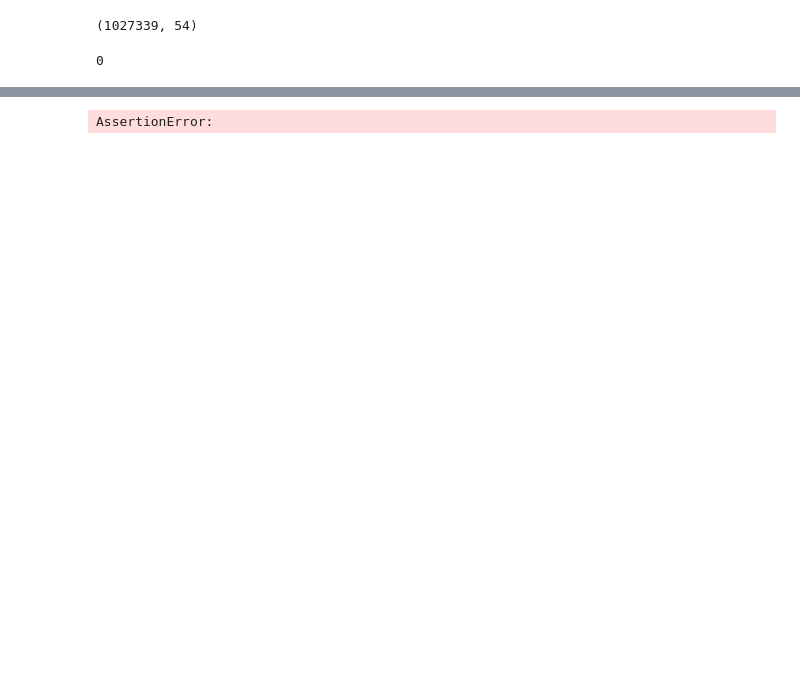
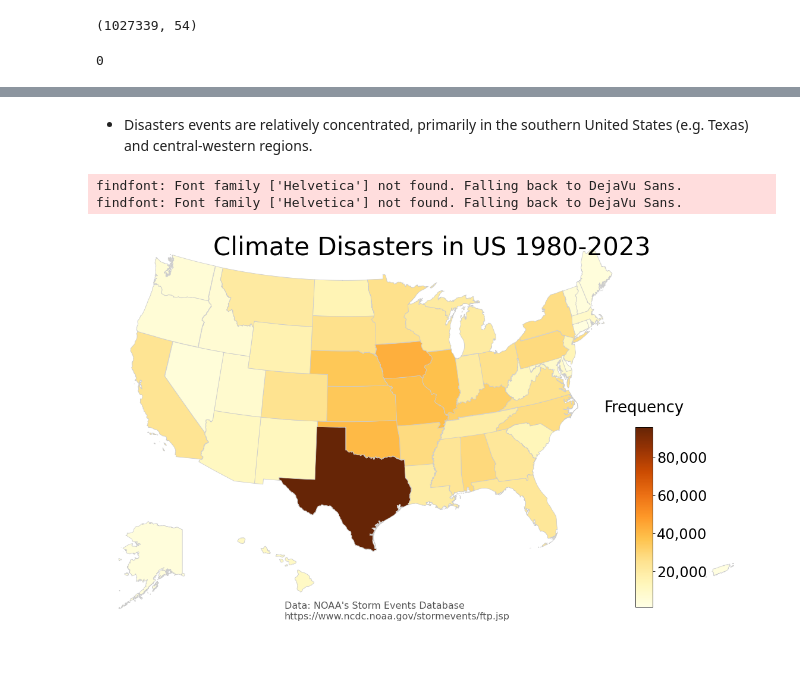
Before and after one commit to mkharroub/ECE143-The-Impact-of-Natural-Disasters-on-U.S.-Real-Estate-Prices, a Jupyter notebook: main.ipynb, the cells around one changed output, grey strips where cells are left out. Saved outputs shown, nothing was run; the diff lists cells and outputs as text; code cells hidden in the pictures; blank space fills up the shorter version.

```diff
--- a/main.ipynb
+++ b/main.ipynb
@@ -113,13 +137,17 @@ state_disaster.rename(columns={'EVENT_ID':'EVENT', 'STATE':'state'}, inplace=Tru
 state_disaster['DAMAGE'] = state_disaster['DAMAGE']/1000
 # %%
 gdf = gdf.merge(state_disaster,left_on='NAME',right_on='state')
+# %% [markdown]
+* Disasters events are relatively concentrated, primarily in the southern United States (e.g. Texas) and central-western regions.
 # %%
 variable = 'EVENT'
 label = 'Frequency'
-save_name = '/disasters_frequency_by_state_1980_2023.png'
+save_name = 'disasters_frequency_by_state_1980_2023.png'
 plot_disasters_map(gdf, variable, label, save_name, 'Climate Disasters in US 1980-2023', "Data: NOAA's Storm Events Database\nhttps://www.ncdc.noaa.gov/stormevents/ftp.jsp")
 # %% [output]
-AssertionError:
+findfont: Font family ['Helvetica'] not found. Falling back to DejaVu Sans.
+findfont: Font family ['Helvetica'] not found. Falling back to DejaVu Sans.
+[figure, added]
 # %%
 variable = 'DAMAGE'
 label = 'Damage ($Billions)'
```
Also changed, not shown: parts of 30 cells of this notebook, 20 other files.
